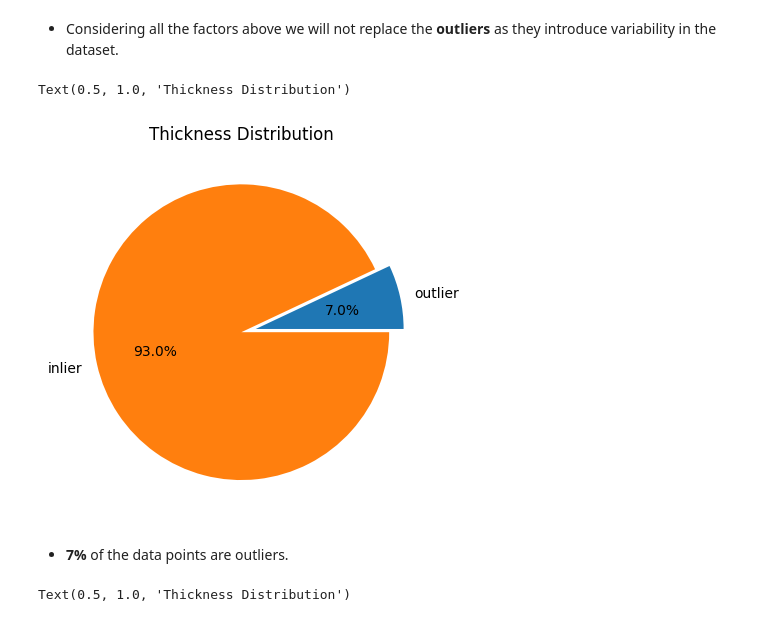
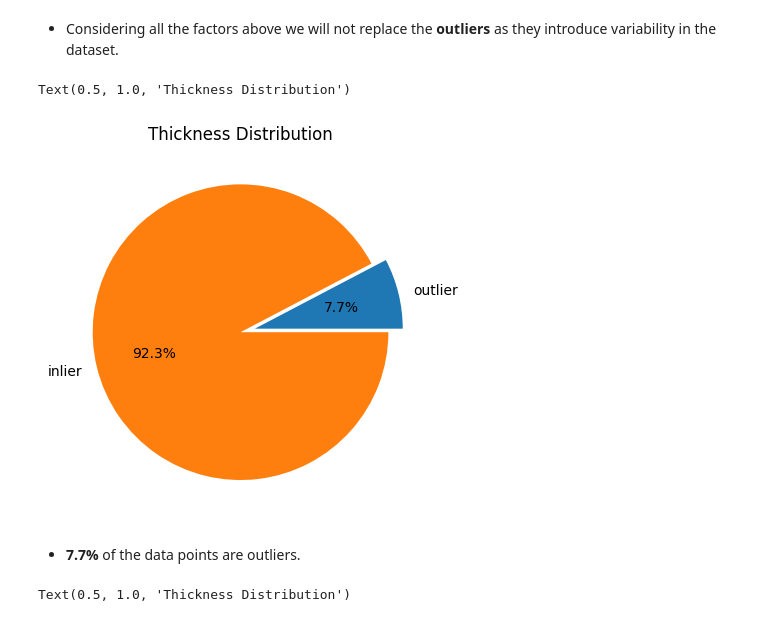
Before and after one commit to no-one-know/Daily_offers_analysis_and_Predictive_modeling, a Jupyter notebook: daily_offers.ipynb, the cells around one changed output. Cells and saved outputs as stored; diff of their text form; code cells hidden in the pictures.

```diff
--- a/daily_offers.ipynb
+++ b/daily_offers.ipynb
@@ -563,16 +563,16 @@ So, replacing the outliers with the median can help mitigate the effect of extre
 # %%
 # Let's analysis the thickness column in the dataset
 t_q1=X['thickness'].quantile(.25)
 t_q3=X['thickness'].quantile(.75)
-outlier_t=(X.loc[(X['thickness']<t_q1-t_q1*1.5) | (X['thickness']>t_q3+t_q3*1.5)].shape[0])/(X['thickness'].shape[0])
+outlier_t=(X.loc[(X['thickness']<t_q1-(t_q3-t_q1)*1.5) | (X['thickness']>t_q3+(t_q3-t_q1)*1.5)].shape[0])/(X['thickness'].shape[0])
 li=[outlier_t,1-outlier_t]
 plt.pie(li,labels=['outlier','inlier'],autopct='%1.1f%%',explode=[0.1,0])
 plt.title('Thickness Distribution')
 # %% [output]
 Text(0.5, 1.0, 'Thickness Distribution')
-[figure, old version]
+[figure, new version]
 # %% [markdown]
-* **7%** of the data points are outliers.
+* **7.7%** of the data points are outliers.
 # %%
 iqr_t=(X.loc[(X['thickness']>=t_q1) & (X['thickness']<=t_q3),'thickness'].shape[0])/(X['thickness'].shape[0])
 li=[iqr_t,1-iqr_t]
```
Also changed, not shown: parts of 17 cells of this notebook.
